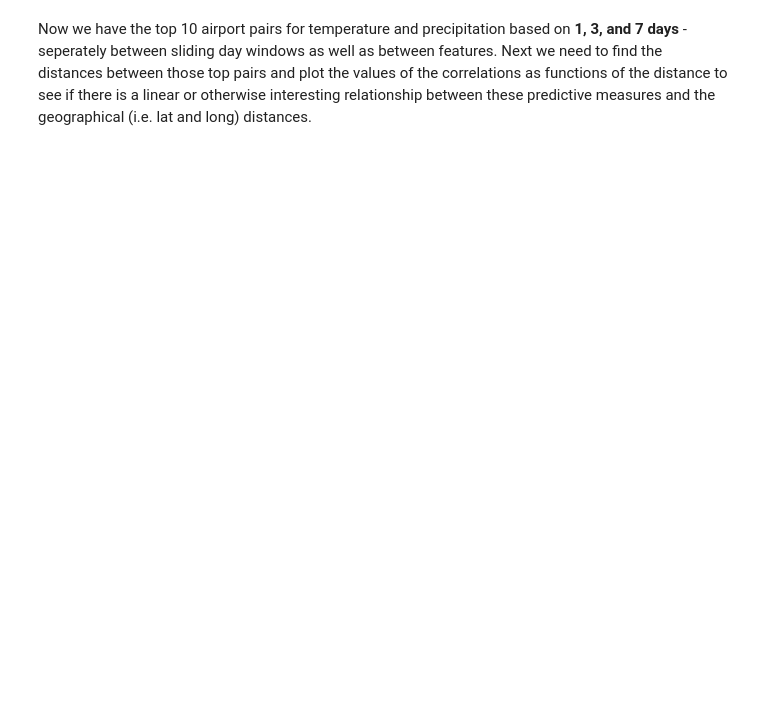
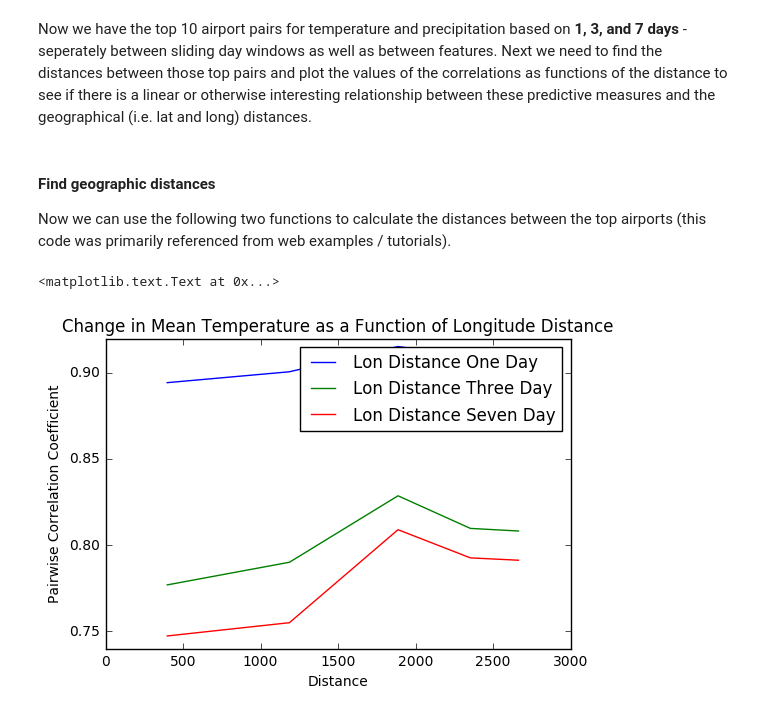
Before and after one commit to Thru-Echoes/python-ds-seminar, a Jupyter notebook: homeworks/hw5/hw5_omuellerklein.ipynb, the cells around one changed output. Saved outputs shown, nothing was run; the diff lists cells and outputs as text; code cells hidden in the pictures; blank space fills up the shorter version.

```diff
--- a/homeworks/hw5/hw5_omuellerklein.ipynb
+++ b/homeworks/hw5/hw5_omuellerklein.ipynb
@@ -1002,2 +1060,17 @@ precip_top10_7day = getTopCorr('Prep', 7, 10)
+# %%
+tTopp = setTopNCov('MeanT')
+pTopp = setTopNCov('Prep')
+
+tOneCoef = getTopCorrApprox('MeanT', 1)
+tThreeCoef = getTopCorrApprox('MeanT', 3)
+tSevenCoef = getTopCorrApprox('MeanT', 7)
+
+pOneCoef = getTopCorrApprox('Prep', 1)
+pThreeCoef = getTopCorrApprox('Prep', 3)
+pSevenCoef = getTopCorrApprox('Prep', 7)
 # %% [markdown]
 Now we have the top 10 airport pairs for temperature and precipitation based on **1, 3, and 7 days** - seperately between sliding day windows as well as between features. Next we need to find the distances between those top pairs and plot the values of the correlations as functions of the distance to see if there is a linear or otherwise interesting relationship between these predictive measures and the geographical (i.e. lat and long) distances.
+# %% [markdown]
+#### Find geographic distances
+
+Now we can use the following two functions to calculate the distances between the top airports (this code was primarily referenced from web examples / tutorials).
@@ -1003,0 +1114,37 @@ Now we have the top 10 airport pairs for temperature and precipitation based on
+# %%
+pTOneCoef = np.array(pOneCoef).transpose()
+pTThreeCoef = np.array(pThreeCoef).transpose()
+pTSevenCoef = np.array(pSevenCoef).transpose()
+
+tTOneCoef = np.array(tOneCoef).transpose()
+tTThreeCoef = np.array(tThreeCoef).transpose()
+tTSevenCoef = np.array(tSevenCoef).transpose()
+
+tDistt = setDistList('MeanT')
+pDistt = setDistList('Prep')
+
+pdPrepFinal = pd.DataFrame([pDistt[0][0], pDistt[0][1], pDistt[1][1],
+                            pTOneCoef[1], pTThreeCoef[1], pTSevenCoef[1]]).transpose()
+
+pdTempFinal = pd.DataFrame([tDistt[0][0], tDistt[0][1], tDistt[1][1],
+                            tTOneCoef[1], tTThreeCoef[1], tTSevenCoef[1]]).transpose()
+
+pdPrepFinal.columns = ['icao', 'Real_Distance', 'Lon_Distance', 'One_Day', 'Three_Day', 'Seven_Day']
+pdTempFinal.columns = ['icao', 'Real_Distance', 'Lon_Distance', 'One_Day', 'Three_Day', 'Seven_Day']
+# %%
+%matplotlib inline
+
+tempSort = pdTempFinal.sort('Lon_Distance')
+f, ax = plt.subplots()
+ax.plot(tempSort['Lon_Distance'], tempSort['One_Day'], label = 'Lon Distance One Day')
+ax.legend()
+ax.plot(tempSort['Lon_Distance'], tempSort['Three_Day'], label = 'Lon Distance Three Day')
+ax.legend()
+ax.plot(tempSort['Lon_Distance'], tempSort['Seven_Day'], label = 'Lon Distance Seven Day')
+ax.legend()
+ax.set_title('Change in Mean Temperature as a Function of Longitude Distance')
+ax.set_xlabel('Distance')
+ax.set_ylabel('Pairwise Correlation Coefficient')
+# %% [output]
+<matplotlib.text.Text at 0x...>
+[figure, added]
```
Also changed, not shown: parts of 15 cells of this notebook, 2 other files.
